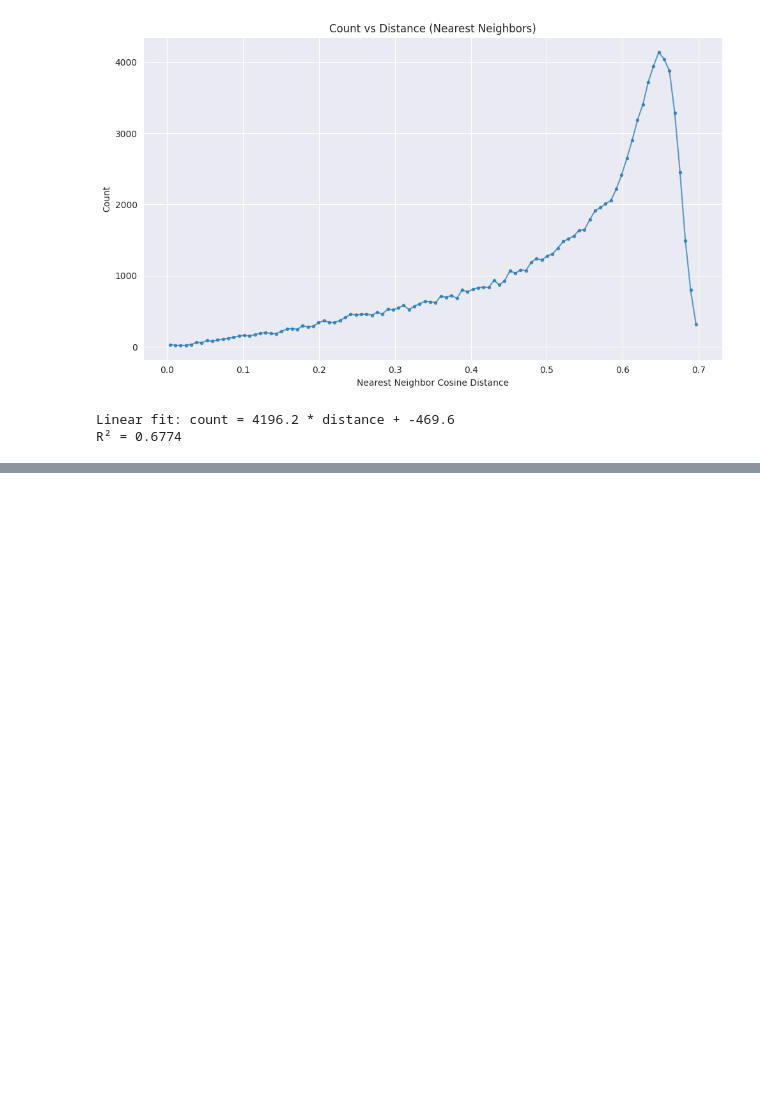
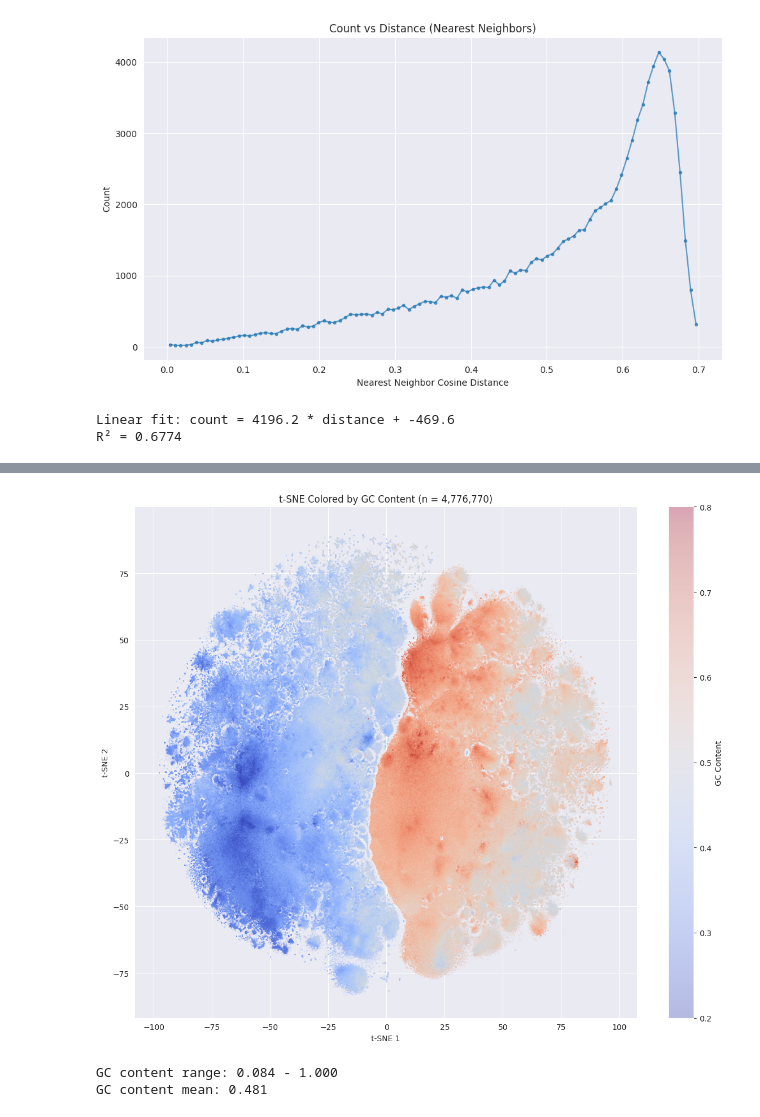
Before and after one commit to tnn111/Embedding, a Jupyter notebook: clustering.ipynb, the cells around one changed output, grey strips where cells are left out. Drawn from its saved outputs; the diff is of its cells as text; code cells hidden in the pictures; blank space fills up the shorter version.

```diff
--- a/clustering.ipynb
+++ b/clustering.ipynb
@@ -264,0 +332,30 @@ R² = 0.6774
+# %%
+# Plot t-SNE colored by GC content (last column of kmers)
+gc_content = kmers[tsne_idx, -1]
+
+fig, ax = plt.subplots(figsize = (12, 10))
+scatter = ax.scatter(
+    tsne_result[:, 0],
+    tsne_result[:, 1],
+    c = gc_content,
+    cmap = 'coolwarm',
+    s = 0.1,
+    alpha = 0.3,
+    vmin = 0.2,
+    vmax = 0.8
+)
+cbar = plt.colorbar(scatter, ax = ax)
+cbar.set_label('GC Content')
+
+ax.set_xlabel('t-SNE 1')
+ax.set_ylabel('t-SNE 2')
+ax.set_title(f't-SNE Colored by GC Content (n = {tsne_sample_size:,})')
+plt.tight_layout()
+plt.show()
+
+print(f'GC content range: {gc_content.min():.3f} - {gc_content.max():.3f}')
+print(f'GC content mean: {gc_content.mean():.3f}')
+# %% [output]
+[figure, added]
+GC content range: 0.084 - 1.000
+GC content mean: 0.481
```
Also changed, not shown: parts of 2 cells of this notebook, 3 other files.
